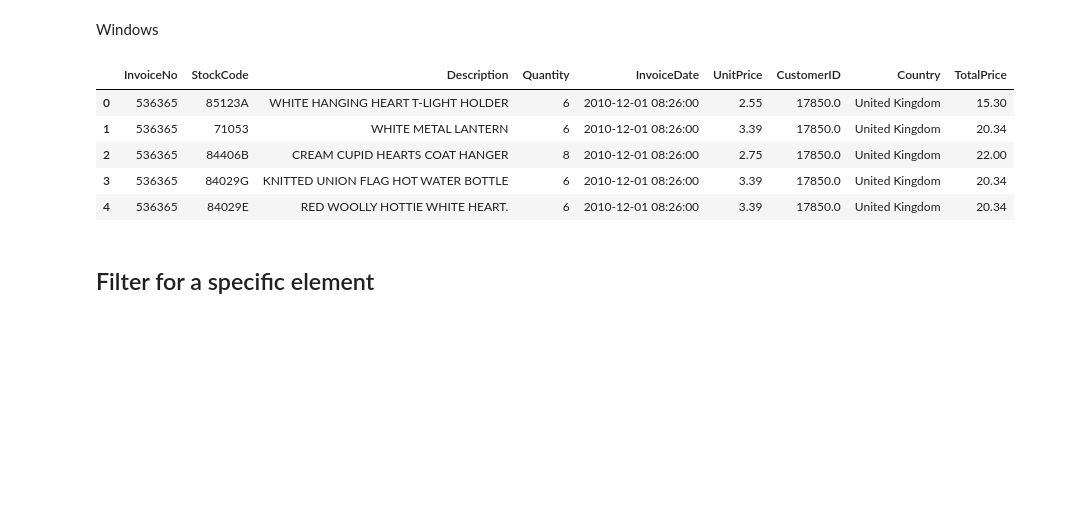
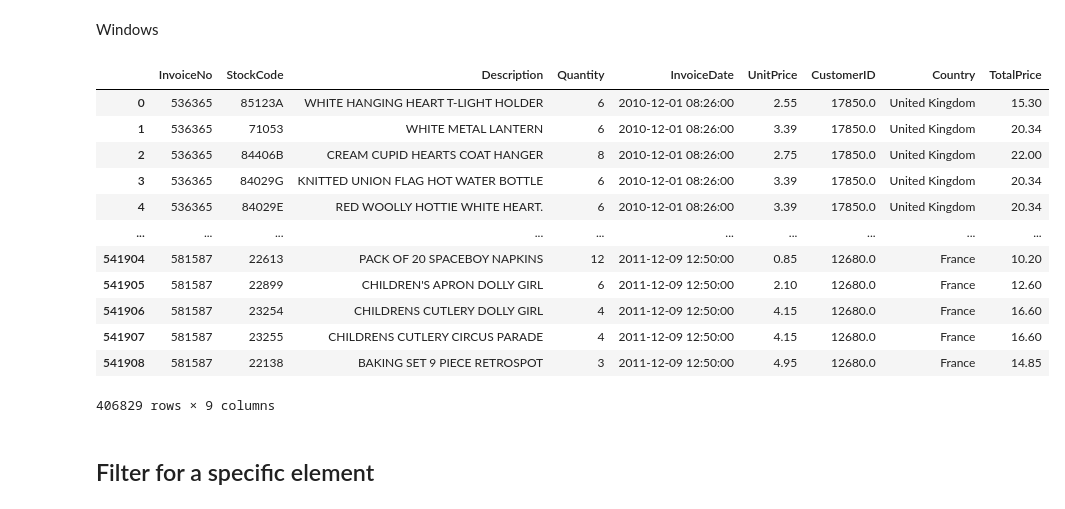
Before and after one commit to iaaron-xyz/python-for-science-and-data, a Jupyter notebook: Python_for_data_science/Pandas_for_data_science/08_conditional_filtering_data.ipynb, the cells around one changed output. Drawn from its saved outputs; the diff is of its cells as text; code cells hidden in the pictures; blank space fills up the shorter version.

```diff
--- a/Python_for_data_science/Pandas_for_data_science/08_conditional_filtering_data.ipynb
+++ b/Python_for_data_science/Pandas_for_data_science/08_conditional_filtering_data.ipynb
@@ -5,32 +5,39 @@ Windows
 # %%
 # Import the libraries
 import os
 import pandas as pd
 
 # Read the data from a CSV file
 # Get the absolute path to the current notebook
 os_path = os.getcwd()
 # Add the extra path to the dataset file
 dataset_path = os_path+'\datasets\Online_Retail.csv'
 retail_data = pd.read_csv(dataset_path, encoding='ISO-8859-1')
 
 # Convert the column "InvoiceDate" to a datetime type
 retail_data['InvoiceDate'] = pd.to_datetime(retail_data['InvoiceDate'])
 
 # Delete the rows in important columns with empty values
 retail_data.dropna(subset=['CustomerID', 'InvoiceDate'], inplace=True)
 
 # Create a new column 'TotalPrice'
 retail_data['TotalPrice'] = retail_data['Quantity'] * retail_data['UnitPrice']
 
-retail_data.head()
+retail_data
 # %% [output]
 |  | InvoiceNo | StockCode | Description | Quantity | InvoiceDate | UnitPrice | CustomerID | Country | TotalPrice |
 | 0 | 536365 | 85123A | WHITE HANGING HEART T-LIGHT HOLDER | 6 | 2010-12-01 08:26:00 | 2.55 | 17850.0 | United Kingdom | 15.30 |
 | 1 | 536365 | 71053 | WHITE METAL LANTERN | 6 | 2010-12-01 08:26:00 | 3.39 | 17850.0 | United Kingdom | 20.34 |
 | 2 | 536365 | 84406B | CREAM CUPID HEARTS COAT HANGER | 8 | 2010-12-01 08:26:00 | 2.75 | 17850.0 | United Kingdom | 22.00 |
 | 3 | 536365 | 84029G | KNITTED UNION FLAG HOT WATER BOTTLE | 6 | 2010-12-01 08:26:00 | 3.39 | 17850.0 | United Kingdom | 20.34 |
 | 4 | 536365 | 84029E | RED WOOLLY HOTTIE WHITE HEART. | 6 | 2010-12-01 08:26:00 | 3.39 | 17850.0 | United Kingdom | 20.34 |
+| ... | ... | ... | ... | ... | ... | ... | ... | ... | ... |
+| 541904 | 581587 | 22613 | PACK OF 20 SPACEBOY NAPKINS | 12 | 2011-12-09 12:50:00 | 0.85 | 12680.0 | France | 10.20 |
+| 541905 | 581587 | 22899 | CHILDREN'S APRON DOLLY GIRL | 6 | 2011-12-09 12:50:00 | 2.10 | 12680.0 | France | 12.60 |
+| 541906 | 581587 | 23254 | CHILDRENS CUTLERY DOLLY GIRL | 4 | 2011-12-09 12:50:00 | 4.15 | 12680.0 | France | 16.60 |
+| 541907 | 581587 | 23255 | CHILDRENS CUTLERY CIRCUS PARADE | 4 | 2011-12-09 12:50:00 | 4.15 | 12680.0 | France | 16.60 |
+| 541908 | 581587 | 22138 | BAKING SET 9 PIECE RETROSPOT | 3 | 2011-12-09 12:50:00 | 4.95 | 12680.0 | France | 14.85 |
+406829 rows × 9 columns
 # %% [markdown]
 ## Filter for a specific element
 # %% [markdown]
```
Also changed, not shown: parts of 28 cells of this notebook.
